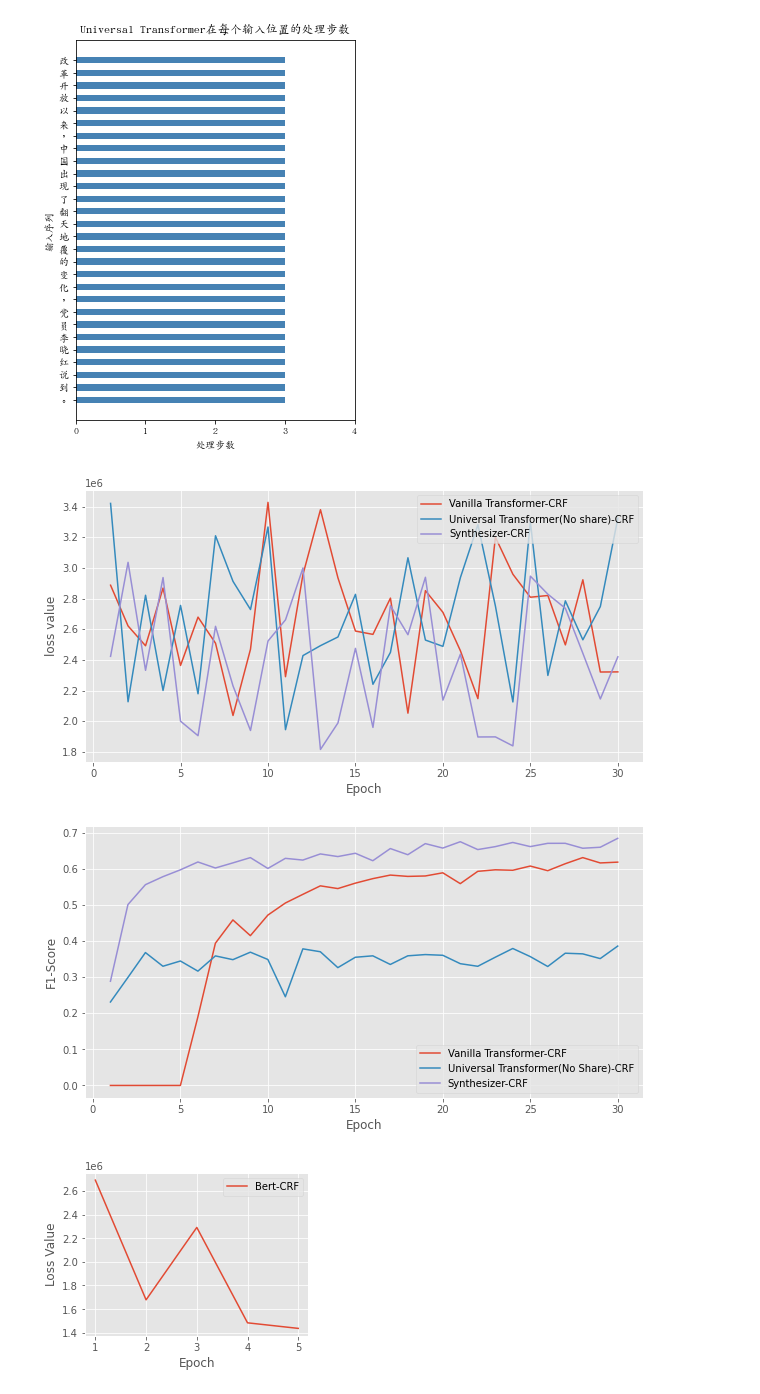
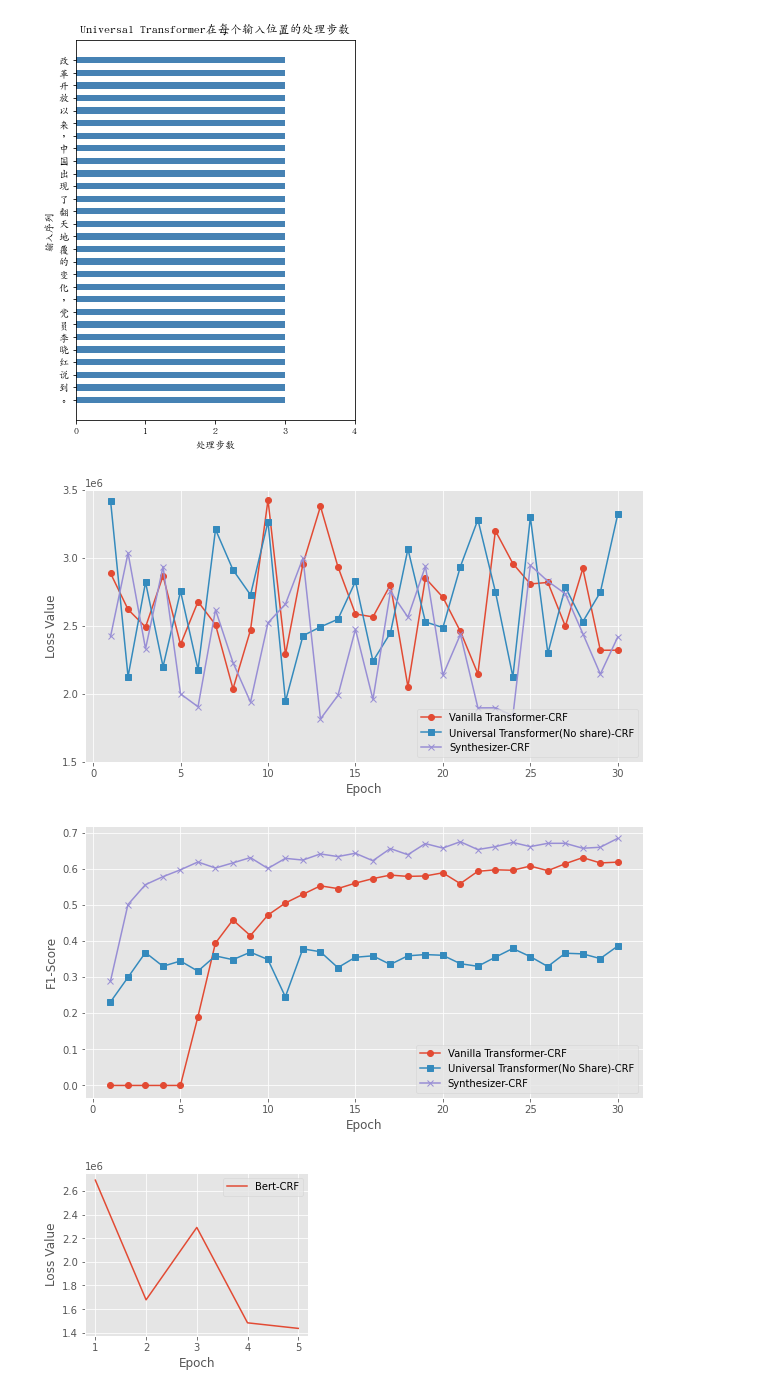
Before and after one commit to LiveTowardTheSea/char_model, a Jupyter notebook: visual.ipynb, the cells around one changed output. Drawn from its saved outputs; the diff is of its cells as text; code cells hidden in the pictures.

Commit message:
visual

```diff
--- a/visual.ipynb
+++ b/visual.ipynb
@@ -87,25 +87,28 @@ plt.show()
 # %%
 vanilla_loss = [2886907.5, 2621149.0, 2491684.75, 2868211.0, 2363463.0, 2678680.25, 2508595.75, 2036975.25, 2469461.25, 3427498.0, 2290077.0, 2957047.75, 3379525.75, 2934540.0, 2587774.25, 2566165.75, 2802680.75, 2052220.0, 2851470.25, 2710127.0, 2459195.0, 2147038.25, 3200288.0, 2958545.75, 2808522.25, 2819824.0, 2497576.75, 2922407.0, 2320618.25, 2321425.5]
 universal_share_loss = [3863695.75, 2789943.75, 2796045.0, 2145602.75, 2813935.0, 2001954.125, 2564730.5, 2562397.25, 2182777.0, 3335000.0, 2297792.5, 2292508.75, 2169018.25, 2546738.0, 2403735.0, 3408521.75, 2319351.75, 3379576.0, 3079021.5, 3279556.75, 2398820.25, 3251805.75, 2133239.25, 3280373.0, 3082124.0, 1974726.25, 3439274.5, 3158704.0, 3228419.25, 2557815.75]
 universal_no_share_loss = [3420660.25, 2126520.0, 2821406.75, 2200218.75, 2755021.75, 2178567.0, 3209516.75, 2911989.5, 2728348.25, 3266703.75, 1944445.75, 2427869.5, 2492528.0, 2549260.0, 2827370.5, 2240540.25, 2448539.75, 3065996.0, 2529109.75, 2487948.25, 2936897.75, 3281630.0, 2751849.5, 2125306.5, 3299476.25, 2298180.5, 2784873.25, 2530838.75, 2747895.25, 3323928.75]
 syn_loss=[2422816.0, 3036209.25, 2331636.0, 2936880.5, 1999610.125, 1905075.625, 2618672.75, 2229768.0, 1939104.625, 2522585.0, 2661013.75, 2999616.5, 1815429.125, 1988551.875, 2474785.5, 1959286.0, 2753731.25, 2563944.0, 2938647.0, 2137273.5, 2437274.25, 1896748.75, 1897352.625, 1838566.0, 2945937.25, 2828269.0, 2736161.5, 2442821.75, 2144822.75, 2419639.25]
 syn_fr_loss=[2985539.5, 2895149.25, 2730682.75, 2929171.75, 2723282.0, 2342797.75, 2903449.5, 1905110.25, 2389830.0, 1815835.875, 2860750.0, 1878835.0, 2119653.25, 1798872.875, 3089402.25, 2763313.0, 2676270.5, 2973726.25, 2289276.25, 2012336.75, 2922629.5, 2069638.625, 2023879.0, 2543836.0, 2731071.0, 1807899.875, 1847877.0, 1861877.25, 2988791.75, 3033223.0]
 x = range(1,len(vanilla_loss)+1)
 #plt.ylim((1000000, 4000000))
 plt.style.use('ggplot')
 plt.figure(figsize=(10,5))
 #plt.title("Loss of Models on MSRA Dataset")
 plt.xlabel("Epoch")
-plt.ylabel("loss value")
-plt.plot(x,vanilla_loss,'-',label='Vanilla Transformer-CRF')
+plt.ylabel("Loss Value")
+plt.ylim((1.5e6,3.5e6))
+yticke = np.arange(1.5e6,3.6e6,0.5e6)
+plt.yticks(yticke)
+plt.plot(x,vanilla_loss,'-',label='Vanilla Transformer-CRF',marker="o")
 #plt.plot(x,universal_share_loss,'-',label='Universal Transformer')
-plt.plot(x,universal_no_share_loss,'-',label='Universal Transformer(No share)-CRF')
-plt.plot(x,syn_loss,"-",label="Synthesizer-CRF")
+plt.plot(x,universal_no_share_loss,'-',label='Universal Transformer(No share)-CRF',marker="s")
+plt.plot(x,syn_loss,"-",label="Synthesizer-CRF",marker="x")
 #plt.plot(x,syn_fr_loss,"-",label="syn_fr")
-plt.legend(loc="upper right")
+plt.legend(loc="lower right")
 plt.grid(True)
 # %% [output]
-[figure, old version]
+[figure, new version]
 # %%
 vanilla_f1=[0, 0, 0, 0, 0, 0.1900596421471173, 0.3938386136880798, 0.45836939588021464, 0.414833215046132, 0.47178740444120854, 0.5052234971741737, 0.5292006525285481, 0.5527700402352212, 0.5452054794520548, 0.5602135343067985, 0.5727243278263685, 0.5825806451612904, 0.5789234268385139, 0.5800950975569765, 0.5888799355358583, 0.5588938204165244, 0.5929344366645449, 0.5972265023112481, 0.5959443099273609, 0.6075949367088608, 0.594756554307116, 0.6139947940591027, 0.6309974747474747, 0.616198347107438, 0.6184170003079766]
 share_f1 =[0.2344249201277955, 0.27356675644478645, 0.27760134504016437, 0.3508322663252241, 0.3459707282666197, 0.32595501606569083, 0.3118259915920307, 0.344419807834442, 0.3417813178855902, 0.3163548805334321, 0.3184573002754821, 0.3704998252359315, 0.3388728323699422, 0.3546572934973638, 0.34187122020633226, 0.34894872740686095, 0.31318579133345736, 0.33141370982723384, 0.3465206640762981, 0.3355580274378939, 0.32744490985248587, 0.3132749817651349, 0.36489767603191126, 0.3245406585410224, 0.3668000696015313, 0.33935529578462625, 0.3347794649313087, 0.3643668122270743, 0.34101719721917306, 0.345679012345679]
@@ -118,13 +121,13 @@ plt.figure(figsize=(10,5))
 #plt.title("F1-Score of Models on MSRA Dev Dataset")
 plt.xlabel("Epoch")
 plt.ylabel("F1-Score")
-plt.plot(x,vanilla_f1,'-',label='Vanilla Transformer-CRF')
-plt.plot(x,no_share_f1,'-',label='Universal Transformer(No Share)-CRF')
-plt.plot(x,syn_f1,'-',label='Synthesizer-CRF')
+plt.plot(x,vanilla_f1,'-',label='Vanilla Transformer-CRF',marker="o")
+plt.plot(x,no_share_f1,'-',label='Universal Transformer(No Share)-CRF',marker="s")
+plt.plot(x,syn_f1,'-',label='Synthesizer-CRF',marker="x")
 plt.legend()
 plt.grid(True)
 # %% [output]
-[figure, old version]
+[figure, new version]
 # %%
 bert_crf_loss =[2691270.75, 1677925.875, 2290871.25, 1483434.375, 1436331.625]
 bert_softmax_loss=[170055.359375, 72295.359375, 43770.12890625, 31026.365234375, 22207.75]
```
